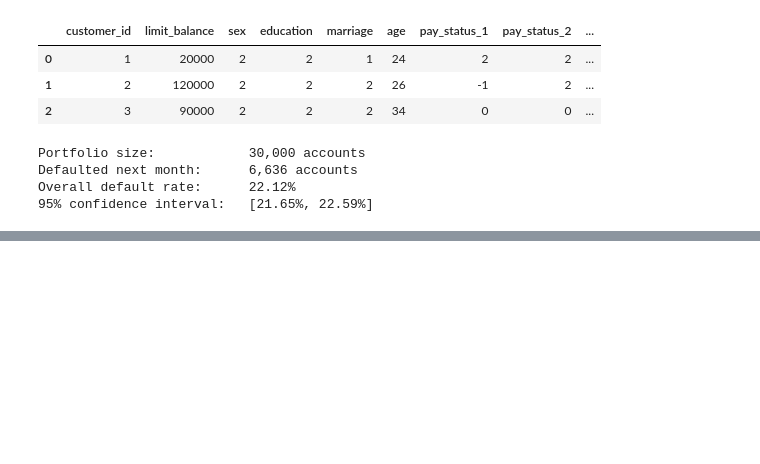
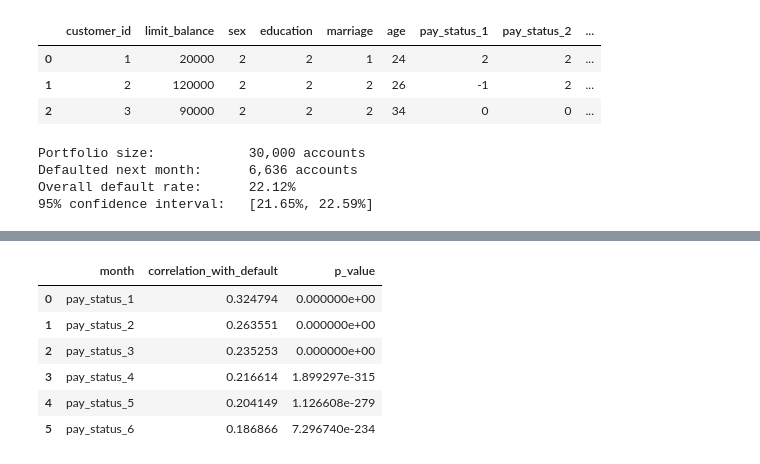
Before and after one commit to Dewmi2004/NovaX--Group-project-of-Python-for-DS-AI, a Jupyter notebook: NovaX.ipynb, the cells around one changed output, grey strips where cells are left out. Saved outputs shown, nothing was run; the diff lists cells and outputs as text; code cells hidden in the pictures; blank space fills up the shorter version.

```diff
--- a/NovaX.ipynb
+++ b/NovaX.ipynb
@@ -675,0 +827,22 @@ Overall default rate:      22.12%
+# %%
+# Rank each month's raw repayment status by its point-biserial correlation with default —
+# a direct, single-number measure of "how early-warning is this month's signal?"
+correlation_by_month = []
+for col in pay_status_cols:
+    corr, p_val = stats.pointbiserialr(df["default_next_month"], df[col])
+    correlation_by_month.append({"month": col, "correlation_with_default": corr, "p_value": p_val})
+
+correlation_ranking = (
+    pd.DataFrame(correlation_by_month)
+    .sort_values("correlation_with_default", ascending=False)
+    .reset_index(drop=True)
+)
+correlation_ranking
+# %% [output]
+|  | month | correlation_with_default | p_value |
+| 0 | pay_status_1 | 0.324794 | 0.000000e+00 |
+| 1 | pay_status_2 | 0.263551 | 0.000000e+00 |
+| 2 | pay_status_3 | 0.235253 | 0.000000e+00 |
+| 3 | pay_status_4 | 0.216614 | 1.899297e-315 |
+| 4 | pay_status_5 | 0.204149 | 1.126608e-279 |
+| 5 | pay_status_6 | 0.186866 | 7.296740e-234 |
```
Also changed, not shown: parts of 4 cells of this notebook.
